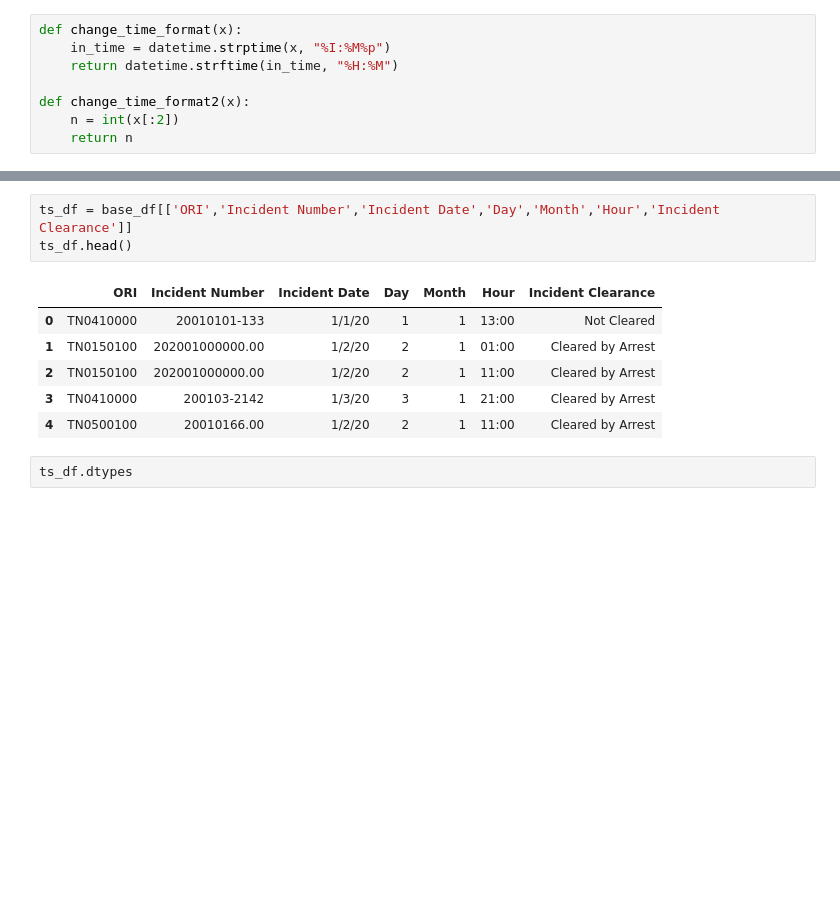
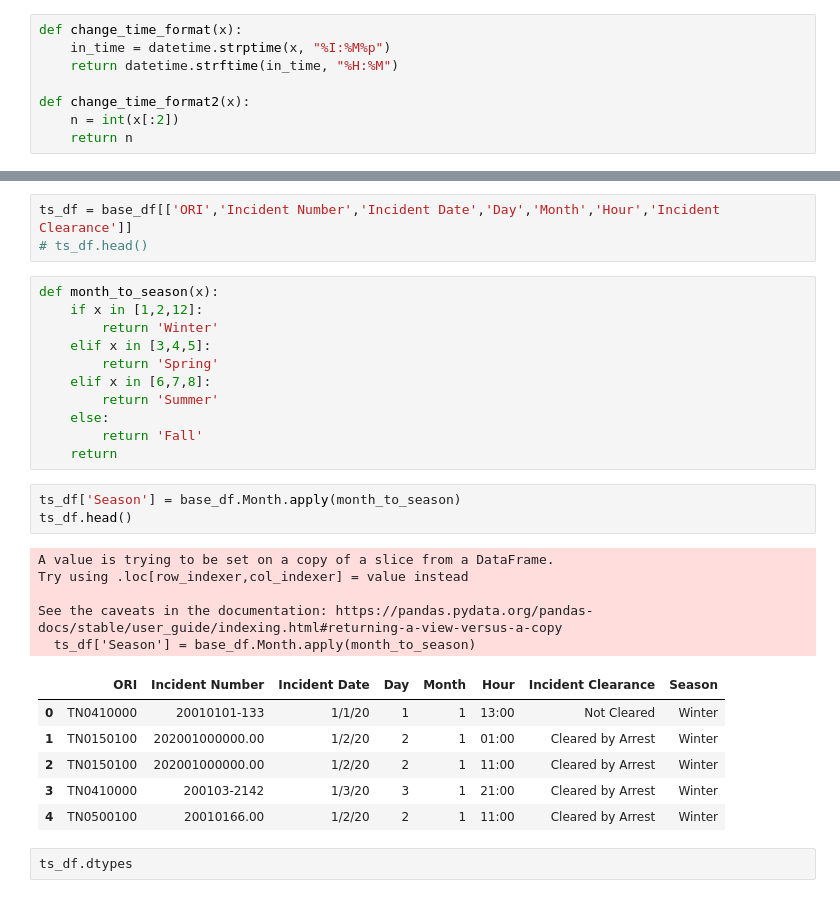
Before and after one commit to AlexMurphy-MTSU/Bureau_Analysis, a Jupyter notebook: Workspace/preparing_data.ipynb, the cells around one changed output, grey strips where cells are left out. Drawn from its saved outputs; the diff is of its cells as text; blank space fills up the shorter version.

Commit message:
Completed Visuals and tables for mart 1

```diff
--- a/Workspace/preparing_data.ipynb
+++ b/Workspace/preparing_data.ipynb
@@ -74,13 +68,32 @@ See the caveats in the documentation: https://pandas.pydata.org/pandas-docs/stab
 # %%
 ts_df = base_df[['ORI','Incident Number','Incident Date','Day','Month','Hour','Incident Clearance']]
-ts_df.head()
+# ts_df.head()
-# %% [output]
-|  | ORI | Incident Number | Incident Date | Day | Month | Hour | Incident Clearance |
-| 0 | TN0410000 | 20010101-133 | 1/1/20 | 1 | 1 | 13:00 | Not Cleared |
-| 1 | TN0150100 | 202001000000.00 | 1/2/20 | 2 | 1 | 01:00 | Cleared by Arrest |
-| 2 | TN0150100 | 202001000000.00 | 1/2/20 | 2 | 1 | 11:00 | Cleared by Arrest |
-| 3 | TN0410000 | 200103-2142 | 1/3/20 | 3 | 1 | 21:00 | Cleared by Arrest |
-| 4 | TN0500100 | 20010166.00 | 1/2/20 | 2 | 1 | 11:00 | Cleared by Arrest |
+# %%
+def month_to_season(x):
+    if x in [1,2,12]:
+        return 'Winter'
+    elif x in [3,4,5]:
+        return 'Spring'
+    elif x in [6,7,8]:
+        return 'Summer'
+    else:
+        return 'Fall'
+    return
+# %%
+ts_df['Season'] = base_df.Month.apply(month_to_season)
+ts_df.head()
+# %% [output]
+A value is trying to be set on a copy of a slice from a DataFrame.
+Try using .loc[row_indexer,col_indexer] = value instead
+
+See the caveats in the documentation: https://pandas.pydata.org/pandas-docs/stable/user_guide/indexing.html#returning-a-view-versus-a-copy
+  ts_df['Season'] = base_df.Month.apply(month_to_season)
+|  | ORI | Incident Number | Incident Date | Day | Month | Hour | Incident Clearance | Season |
+| 0 | TN0410000 | 20010101-133 | 1/1/20 | 1 | 1 | 13:00 | Not Cleared | Winter |
+| 1 | TN0150100 | 202001000000.00 | 1/2/20 | 2 | 1 | 01:00 | Cleared by Arrest | Winter |
+| 2 | TN0150100 | 202001000000.00 | 1/2/20 | 2 | 1 | 11:00 | Cleared by Arrest | Winter |
+| 3 | TN0410000 | 200103-2142 | 1/3/20 | 3 | 1 | 21:00 | Cleared by Arrest | Winter |
+| 4 | TN0500100 | 20010166.00 | 1/2/20 | 2 | 1 | 11:00 | Cleared by Arrest | Winter |
 # %%
 ts_df.dtypes
 # %%
```
Also changed, not shown: parts of 14 cells of this notebook, 6 other files.
